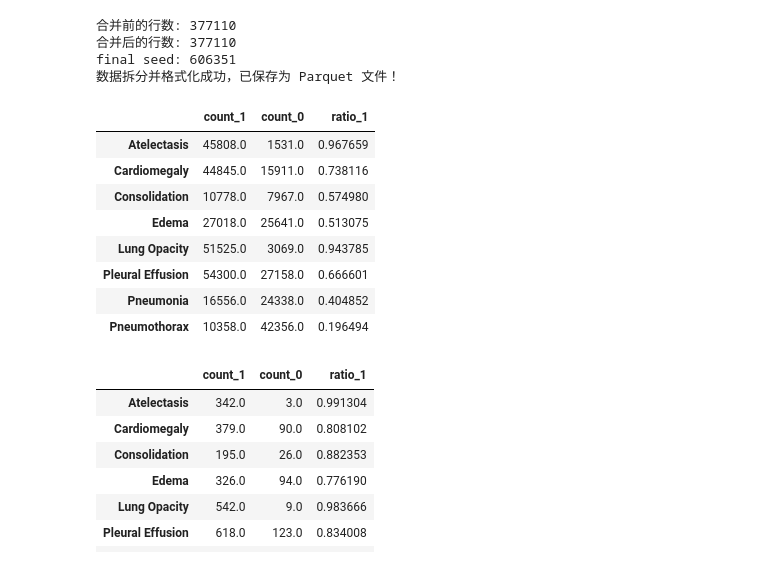
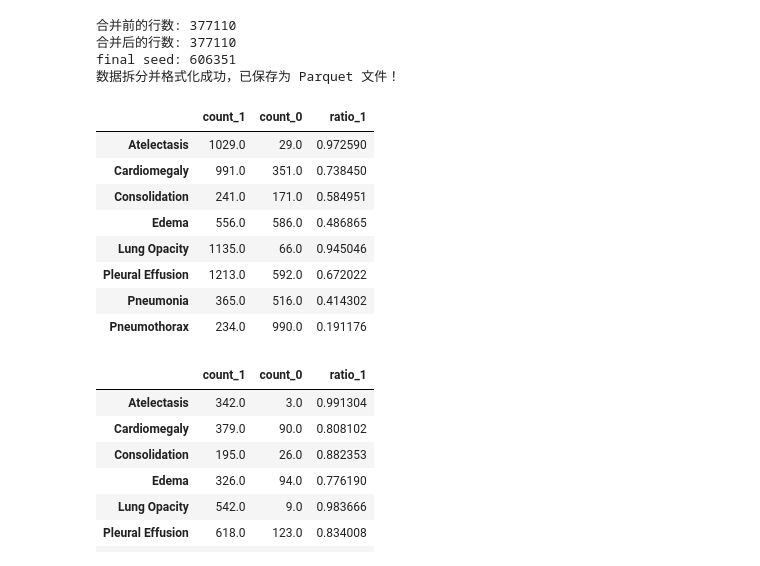
Before and after one commit to jackhu-bme/verl_new, a Jupyter notebook: cxr_data_process/code/process.ipynb, the cells around one changed output. Saved outputs shown, nothing was run; the diff lists cells and outputs as text; code cells hidden in the pictures.

Commit message:
save all the folds, and the logs, debug checks

```diff
--- a/cxr_data_process/code/process.ipynb
+++ b/cxr_data_process/code/process.ipynb
@@ -499,41 +520,41 @@ final seed: 606351
 # %%
 import pandas as pd
 
 # 加载 CSV 文件
-file_path = "/home/aiscuser/verl_new/cxr_data_process/mimic_cxr_jpg_data/mimic-cxr-2.0.0-chexpert.csv"
+file_path = "/home/aiscuser/verl_new/cxr_data_process/mimic_cxr_jpg_data/fold_data/fold0/fold0_train_subset_5000.csv"
 df = pd.read_csv(file_path)
 
 # 给定的疾病列
 disease_columns = ['Atelectasis', 'Cardiomegaly', 'Consolidation', 'Edema', 'Lung Opacity', 'Pleural Effusion', 'Pneumonia', 'Pneumothorax']
 
 # 创建一个字典存储结果
 disease_counts = {}
 
 # 遍历每个疾病列
 for column in disease_columns:
     # 计算1.0和0.0的个数
     count_1 = df[column].apply(lambda x: 1 if x == 1.0 else 0).sum()
     count_0 = df[column].apply(lambda x: 1 if x == 0.0 else 0).sum()
     total = count_1 + count_0
     ratio = count_1 / total if total > 0 else 0
     disease_counts[column] = {
         'count_1': count_1,
         'count_0': count_0,
         'ratio_1': ratio
     }
 
 disease_counts_df = pd.DataFrame(disease_counts).T
 disease_counts_df
 # %% [output]
 |  | count_1 | count_0 | ratio_1 |
-| Atelectasis | 45808.0 | 1531.0 | 0.967659 |
-| Cardiomegaly | 44845.0 | 15911.0 | 0.738116 |
-| Consolidation | 10778.0 | 7967.0 | 0.574980 |
-| Edema | 27018.0 | 25641.0 | 0.513075 |
-| Lung Opacity | 51525.0 | 3069.0 | 0.943785 |
-| Pleural Effusion | 54300.0 | 27158.0 | 0.666601 |
-| Pneumonia | 16556.0 | 24338.0 | 0.404852 |
-| Pneumothorax | 10358.0 | 42356.0 | 0.196494 |
+| Atelectasis | 1029.0 | 29.0 | 0.972590 |
+| Cardiomegaly | 991.0 | 351.0 | 0.738450 |
+| Consolidation | 241.0 | 171.0 | 0.584951 |
+| Edema | 556.0 | 586.0 | 0.486865 |
+| Lung Opacity | 1135.0 | 66.0 | 0.945046 |
+| Pleural Effusion | 1213.0 | 592.0 | 0.672022 |
+| Pneumonia | 365.0 | 516.0 | 0.414302 |
+| Pneumothorax | 234.0 | 990.0 | 0.191176 |
 # %%
 
 import pandas as pd
```
Also changed, not shown: parts of 7 cells of this notebook, 51 other files.
